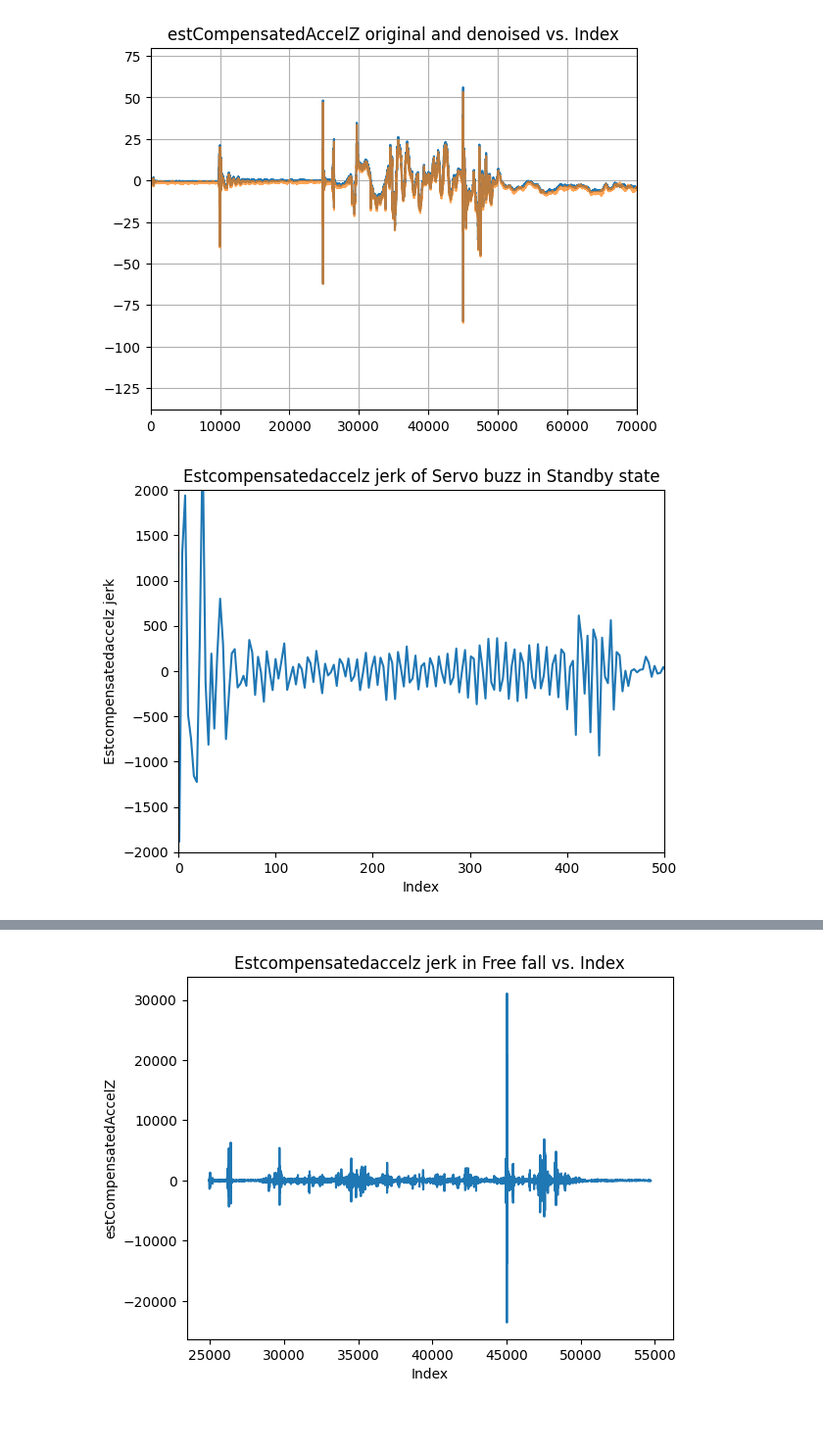
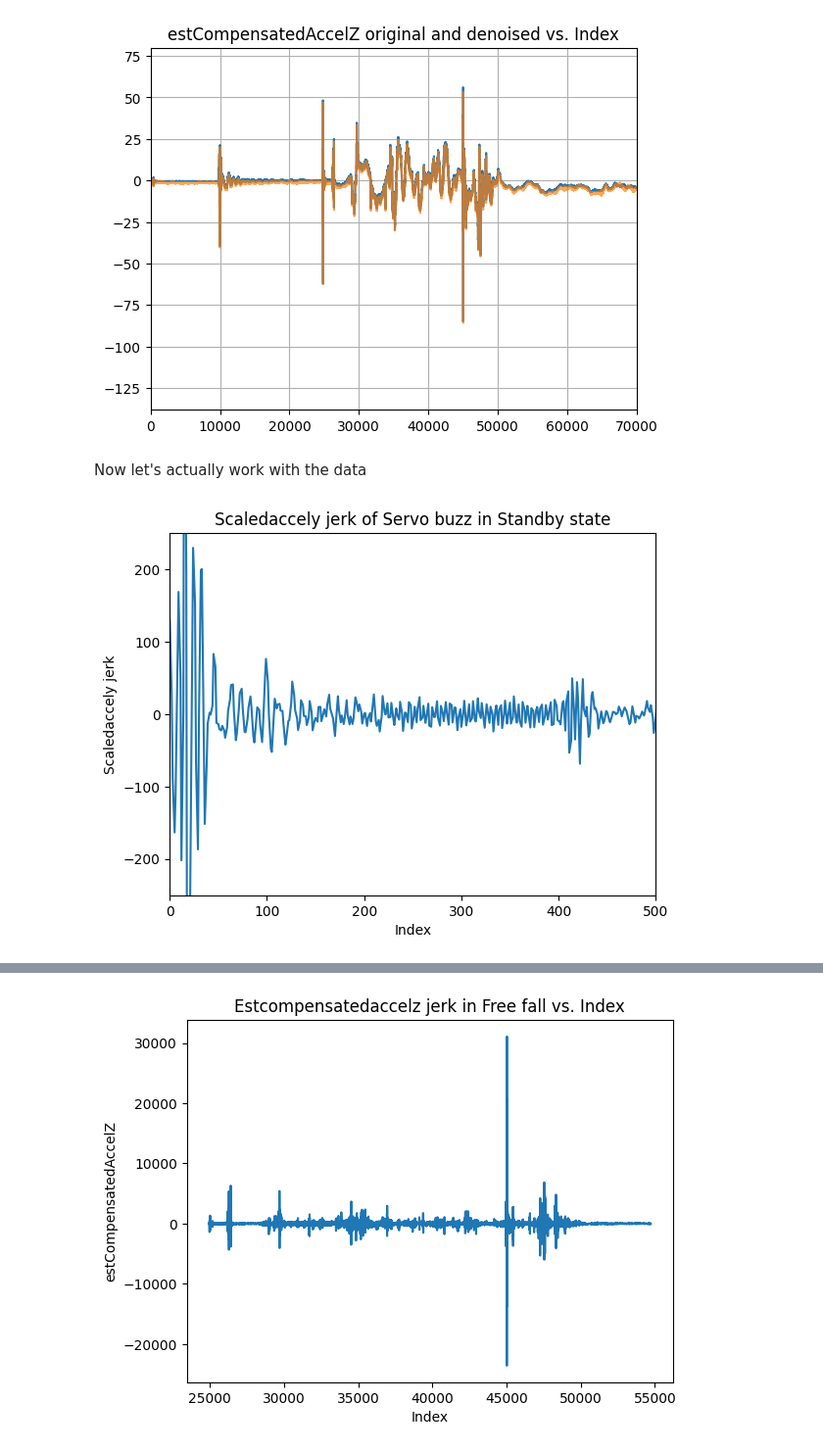
Before and after one commit to NCSU-High-Powered-Rocketry-Club/AirbrakesV2, a Jupyter notebook: scripts/make_plots.ipynb, the cells around one changed output, grey strips where cells are left out. Shown at 98% size. Saved outputs shown, nothing was run; the diff lists cells and outputs as text; code cells hidden in the pictures; blank space fills up the shorter version.

```diff
--- a/scripts/make_plots.ipynb
+++ b/scripts/make_plots.ipynb
@@ -22,7 +25,7 @@ data_2 = pd.read_csv(flight_name_2, skiprows=range(1, log_buffer_index),
 # Calculate and plot the jerk of noise in Standby state, for flight 1:
 
 # Extract the data for the Standby state
-field = 'estCompensatedAccelZ'
+field = 'scaledAccelZ'
 # Remove empty values:
 data = data_1.dropna(subset=[field]).copy()
 # Take subset of data after no buzz, and before launch:
@@ -102,30 +105,35 @@ data_1.loc[data_1["estCompensatedAccelZ"].notnull(), "estCompensatedAccelZ_denoi
   0.0003708 ]
 0.31704762847381335
 [figure]
+# %% [markdown]
+Now let's actually work with the data
 # %%
 # Calculate and plot the jerk with the index as x-axis, for flight 1
 
-field = 'estCompensatedAccelZ'
+field = 'scaledAccelY'
+T = 1/1000
 data = data_1.dropna(subset=[field]).copy()
 # Calculate the jerk:
-data['jerk'] = np.gradient(data[field], 1/500)
+data['jerk'] = np.gradient(data[field], T)
 
 # Plot the jerk:
 plt.plot(data.index, data['jerk'])
 # plt.ylim(-750, 750)  # For compensated_accelerationZ jerk
-plt.ylim(-2000, 2000)  # For compensated_accelerationY jerk
+# plt.ylim(-2000, 2000)  # For compensated_accelerationY jerk
 # print(data['estLinearAccelX'])
 # plt.plot(data.index, data[field])
+# plt.ylim(-2.5, 2.5)  # For scaledAccelZ
+plt.ylim(-250, 250)  # For scaledAccelY jerk
 # plt.ylim(9.5, 10.5)  # For vertical_acceleration
 # plt.ylim(-10, 10)  # For compensated_accelerationY
 
 plt.xlim(0, 500)
 plt.title(f"{field.capitalize()} jerk of Servo buzz in Standby state")
 plt.xlabel('Index')
 plt.ylabel(f"{field.capitalize()} jerk")
 plt.show()
 # %% [output]
-[figure, old version]
+[figure, new version]
 # %%
 from scipy.signal import find_peaks
 
```
Also changed, not shown: parts of 7 cells of this notebook.
